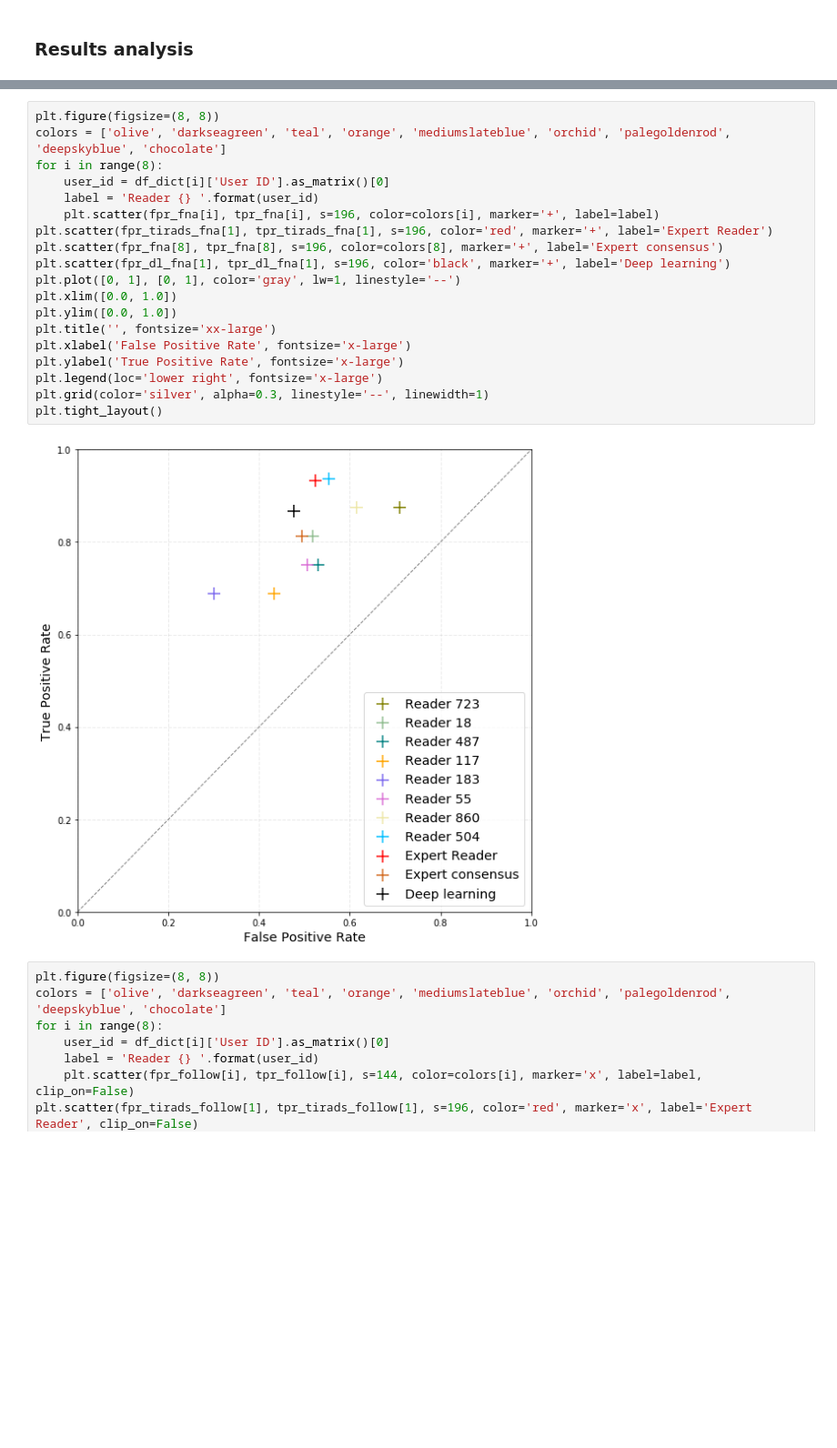
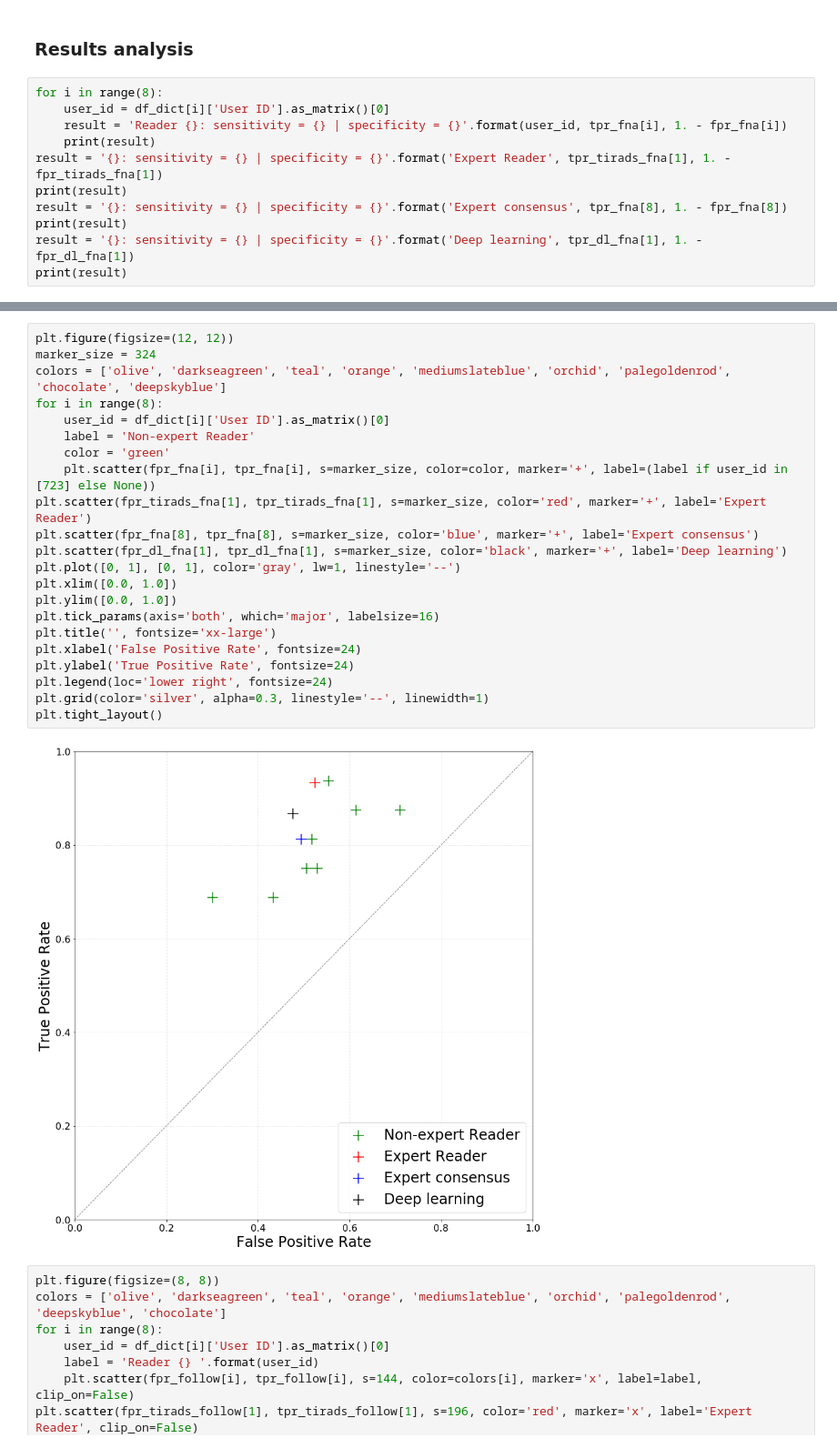
Before and after one commit to mateuszbuda/deep-thyroid-nodules, a Jupyter notebook: results/comparison_fpr_tpr_test.ipynb, the cells around one changed output, grey strips where cells are left out. Shown at 91% size. Drawn from its saved outputs; the diff is of its cells as text; blank space fills up the shorter version.

Commit message:
displaying tpr, fpr, and improved plot

```diff
--- a/results/comparison_fpr_tpr_test.ipynb
+++ b/results/comparison_fpr_tpr_test.ipynb
@@ -195,3 +195,14 @@ for i in range(9):
     tpr_follow[i] = tpr_reader[1]
 # %% [markdown]
 ### Results analysis
+# %%
+for i in range(8):
+    user_id = df_dict[i]['User ID'].as_matrix()[0]
+    result = 'Reader {}: sensitivity = {} | specificity = {}'.format(user_id, tpr_fna[i], 1. - fpr_fna[i])
+    print(result)
+result = '{}: sensitivity = {} | specificity = {}'.format('Expert Reader', tpr_tirads_fna[1], 1. - fpr_tirads_fna[1])
+print(result)
+result = '{}: sensitivity = {} | specificity = {}'.format('Expert consensus', tpr_fna[8], 1. - fpr_fna[8])
+print(result)
+result = '{}: sensitivity = {} | specificity = {}'.format('Deep learning', tpr_dl_fna[1], 1. - fpr_dl_fna[1])
+print(result)
@@ -198,24 +221,27 @@ for i in range(9):
 # %%
-plt.figure(figsize=(8, 8))
-colors = ['olive', 'darkseagreen', 'teal', 'orange', 'mediumslateblue', 'orchid', 'palegoldenrod', 'deepskyblue', 'chocolate']
+plt.figure(figsize=(12, 12))
+marker_size = 324
+colors = ['olive', 'darkseagreen', 'teal', 'orange', 'mediumslateblue', 'orchid', 'palegoldenrod', 'chocolate', 'deepskyblue']
 for i in range(8):
     user_id = df_dict[i]['User ID'].as_matrix()[0]
-    label = 'Reader {} '.format(user_id)
-    plt.scatter(fpr_fna[i], tpr_fna[i], s=196, color=colors[i], marker='+', label=label)
-plt.scatter(fpr_tirads_fna[1], tpr_tirads_fna[1], s=196, color='red', marker='+', label='Expert Reader')
-plt.scatter(fpr_fna[8], tpr_fna[8], s=196, color=colors[8], marker='+', label='Expert consensus')
-plt.scatter(fpr_dl_fna[1], tpr_dl_fna[1], s=196, color='black', marker='+', label='Deep learning')
+    label = 'Non-expert Reader'
+    color = 'green'
+    plt.scatter(fpr_fna[i], tpr_fna[i], s=marker_size, color=color, marker='+', label=(label if user_id in [723] else None))
+plt.scatter(fpr_tirads_fna[1], tpr_tirads_fna[1], s=marker_size, color='red', marker='+', label='Expert Reader')
+plt.scatter(fpr_fna[8], tpr_fna[8], s=marker_size, color='blue', marker='+', label='Expert consensus')
+plt.scatter(fpr_dl_fna[1], tpr_dl_fna[1], s=marker_size, color='black', marker='+', label='Deep learning')
 plt.plot([0, 1], [0, 1], color='gray', lw=1, linestyle='--')
 plt.xlim([0.0, 1.0])
 plt.ylim([0.0, 1.0])
+plt.tick_params(axis='both', which='major', labelsize=16)
 plt.title('', fontsize='xx-large')
-plt.xlabel('False Positive Rate', fontsize='x-large')
-plt.ylabel('True Positive Rate', fontsize='x-large')
-plt.legend(loc='lower right', fontsize='x-large')
+plt.xlabel('False Positive Rate', fontsize=24)
+plt.ylabel('True Positive Rate', fontsize=24)
+plt.legend(loc='lower right', fontsize=24)
 plt.grid(color='silver', alpha=0.3, linestyle='--', linewidth=1)
 plt.tight_layout()
 # %% [output]
-[figure, old version]
+[figure, new version]
 # %%
 plt.figure(figsize=(8, 8))
 colors = ['olive', 'darkseagreen', 'teal', 'orange', 'mediumslateblue', 'orchid', 'palegoldenrod', 'deepskyblue', 'chocolate']
```
Also changed, not shown: parts of 1 cell of this notebook.
